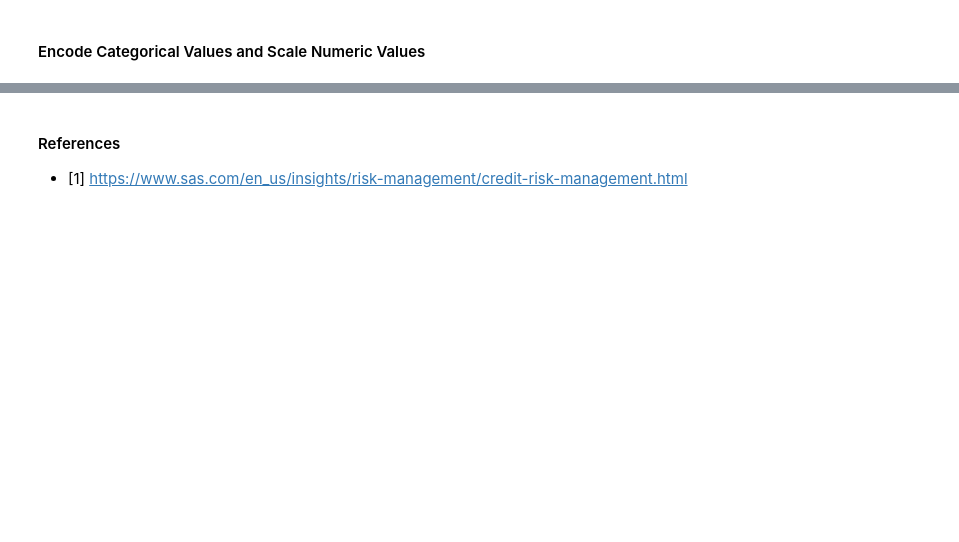
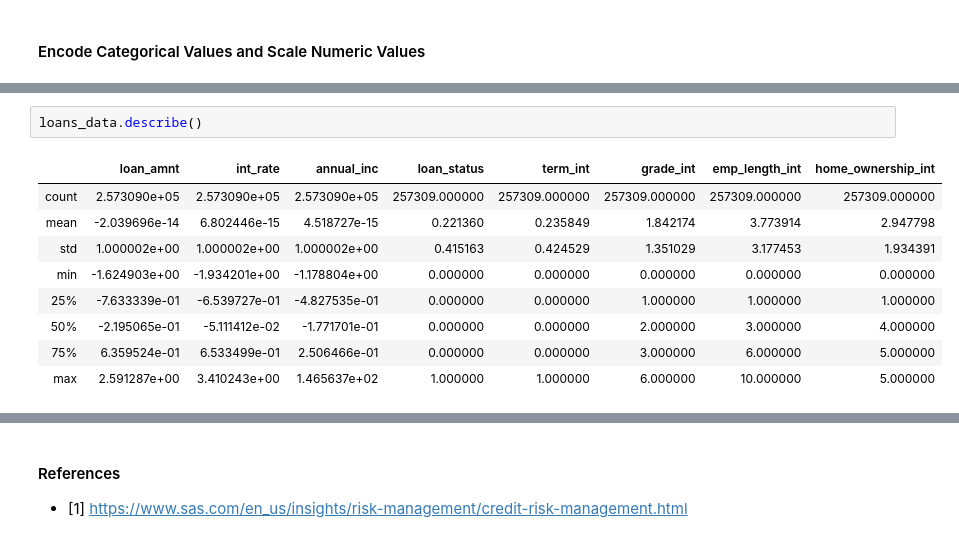
Before and after one commit to elilaird/CS7324-MachineLearning-Labs, a Jupyter notebook: Lab5/Lab5.ipynb, the cells around one changed output, grey strips where cells are left out. Drawn from its saved outputs; the diff is of its cells as text; blank space fills up the shorter version.

```diff
--- a/Lab5/Lab5.ipynb
+++ b/Lab5/Lab5.ipynb
@@ -301,0 +316,12 @@ loans_data.head()
+# %%
+loans_data.describe()
+# %% [output]
+|  | loan_amnt | int_rate | annual_inc | loan_status | term_int | grade_int | emp_length_int | home_ownership_int |
+| count | 2.573090e+05 | 2.573090e+05 | 2.573090e+05 | 257309.000000 | 257309.000000 | 257309.000000 | 257309.000000 | 257309.000000 |
+| mean | -2.039696e-14 | 6.802446e-15 | 4.518727e-15 | 0.221360 | 0.235849 | 1.842174 | 3.773914 | 2.947798 |
+| std | 1.000002e+00 | 1.000002e+00 | 1.000002e+00 | 0.415163 | 0.424529 | 1.351029 | 3.177453 | 1.934391 |
+| min | -1.624903e+00 | -1.934201e+00 | -1.178804e+00 | 0.000000 | 0.000000 | 0.000000 | 0.000000 | 0.000000 |
+| 25% | -7.633339e-01 | -6.539727e-01 | -4.827535e-01 | 0.000000 | 0.000000 | 1.000000 | 1.000000 | 1.000000 |
+| 50% | -2.195065e-01 | -5.111412e-02 | -1.771701e-01 | 0.000000 | 0.000000 | 2.000000 | 3.000000 | 4.000000 |
+| 75% | 6.359524e-01 | 6.533499e-01 | 2.506466e-01 | 0.000000 | 0.000000 | 3.000000 | 6.000000 | 5.000000 |
+| max | 2.591287e+00 | 3.410243e+00 | 1.465637e+02 | 1.000000 | 1.000000 | 6.000000 | 10.000000 | 5.000000 |
```
Also changed, not shown: parts of 25 cells of this notebook.
